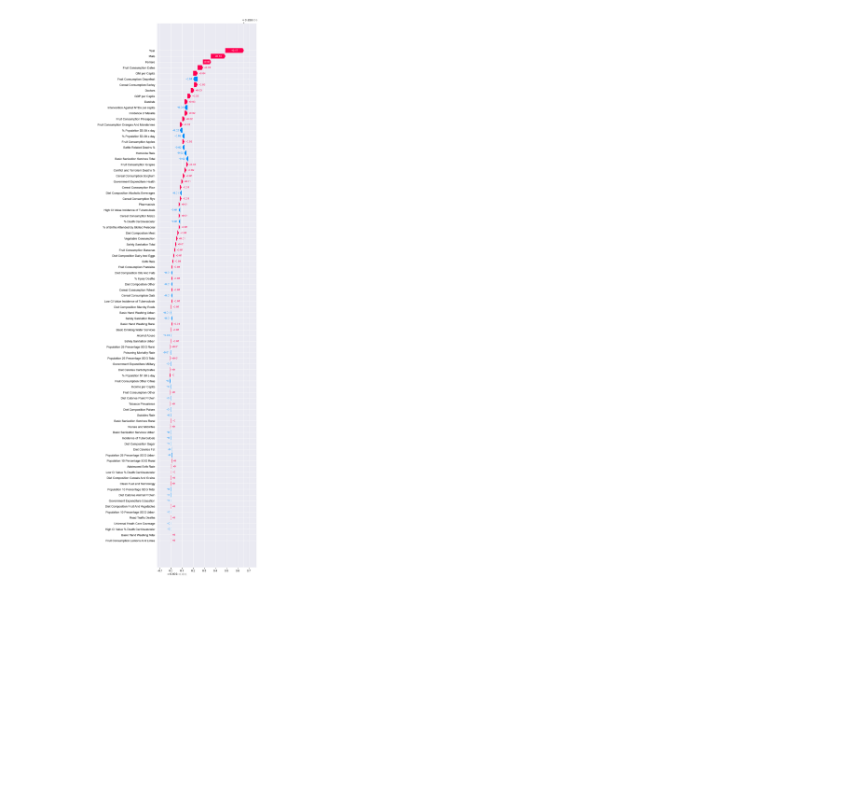
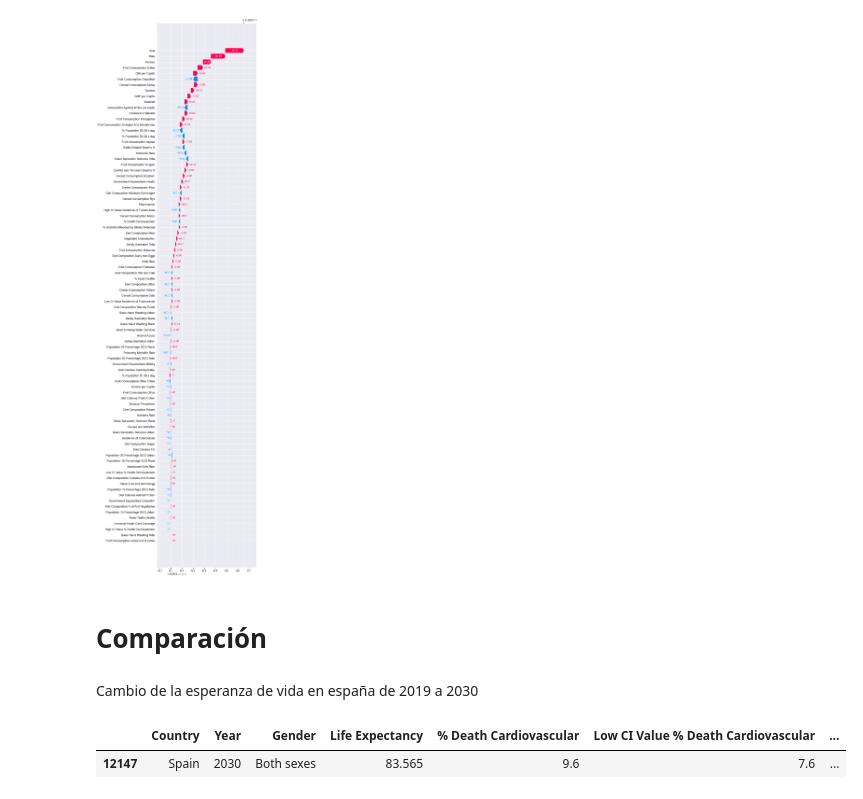
Before and after one commit to MiguelRocaGarcia/Life-Expectancy-Factors-Analysis-Using-ML, a Jupyter notebook: 5 - Predictor.ipynb, the cells around one changed output. Saved outputs shown, nothing was run; the diff lists cells and outputs as text; code cells hidden in the pictures; blank space fills up the shorter version.

```diff
--- a/5 - Predictor.ipynb
+++ b/5 - Predictor.ipynb
@@ -218,3 +206,15 @@ shap.plots._waterfall.waterfall_legacy(explainer.expected_value[0], shap_values_
 La esperanza de vida según los indicadores elegidos es de 75.07697296142578 años.
 La explicación de la aportación de cada indicador según SHAP es:
 [figure]
+# %% [markdown]
+# Comparación
+# %% [markdown]
+Cambio de la esperanza de vida en españa de 2019 a 2030
+# %%
+data = getData('Spain', 2019, 'Both sexes')
+dataOriginal = data.copy()
+data['Year'] = 2030
+data
+# %% [output]
+|  | Country | Year | Gender | Life Expectancy | % Death Cardiovascular | Low CI Value % Death Cardiovascular | ... |
+| 12147 | Spain | 2030 | Both sexes | 83.565 | 9.6 | 7.6 | ... |
```
Also changed, not shown: parts of 7 cells of this notebook, 2 other files.
